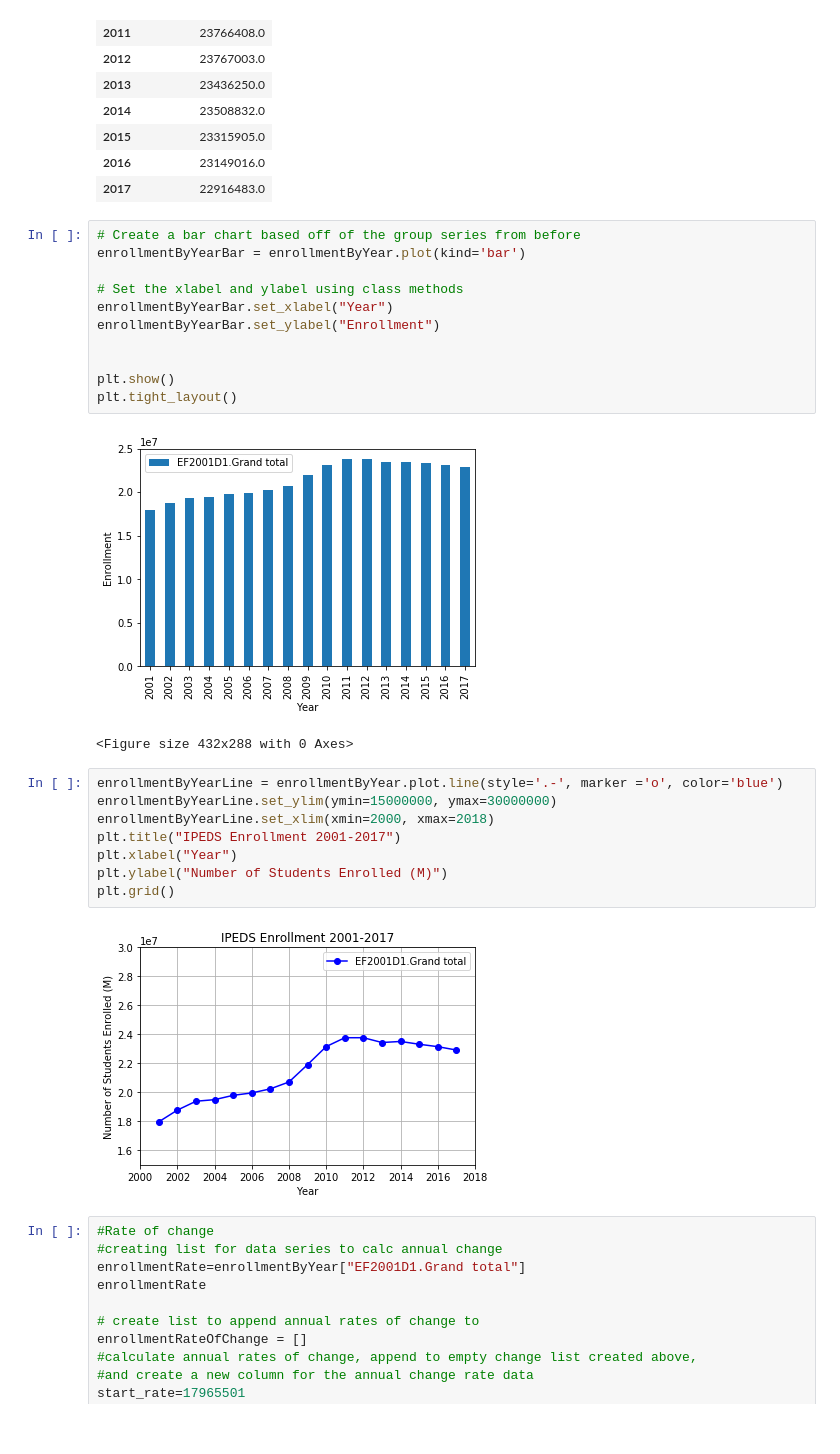
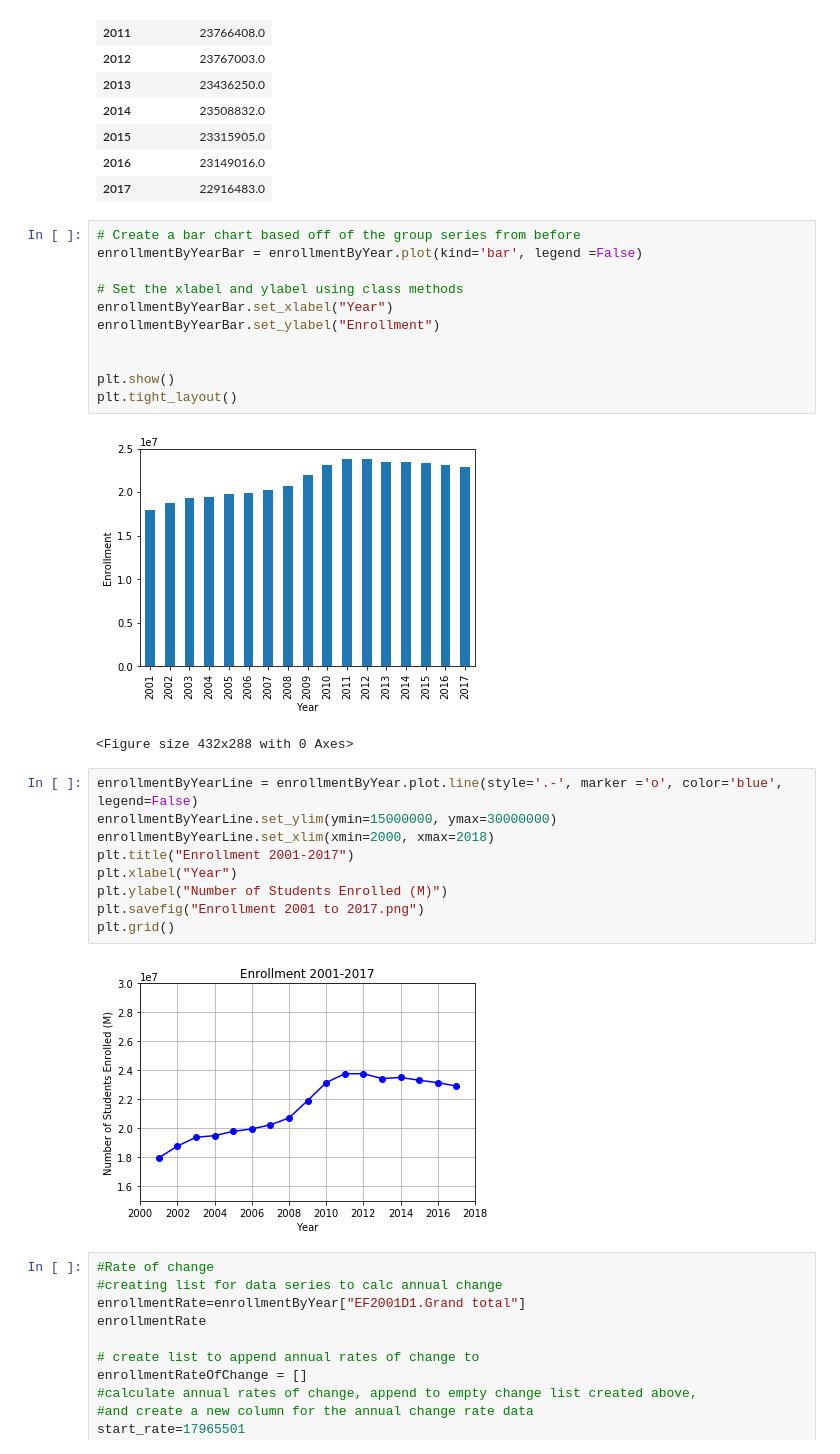
Before and after one commit to grahamb001/Project1, a Jupyter notebook: Combined Enrollment, Employment, and Completion Code.ipynb, the cells around one changed output. Cells and saved outputs as stored; diff of their text form.

```diff
--- a/Combined Enrollment, Employment, and Completion Code.ipynb
+++ b/Combined Enrollment, Employment, and Completion Code.ipynb
@@ -149,7 +149,7 @@ enrollmentByYear
 | 2017 | 22916483.0 |
 # %%
 # Create a bar chart based off of the group series from before
-enrollmentByYearBar = enrollmentByYear.plot(kind='bar')
+enrollmentByYearBar = enrollmentByYear.plot(kind='bar', legend =False)
 
 # Set the xlabel and ylabel using class methods
 enrollmentByYearBar.set_xlabel("Year")
@@ -159,18 +159,19 @@ enrollmentByYearBar.set_ylabel("Enrollment")
 plt.show()
 plt.tight_layout()
 # %% [output]
-[figure, old version]
+[figure, new version]
 <Figure size 432x288 with 0 Axes>
 # %%
-enrollmentByYearLine = enrollmentByYear.plot.line(style='.-', marker ='o', color='blue')
+enrollmentByYearLine = enrollmentByYear.plot.line(style='.-', marker ='o', color='blue', legend=False)
 enrollmentByYearLine.set_ylim(ymin=15000000, ymax=30000000)
 enrollmentByYearLine.set_xlim(xmin=2000, xmax=2018)
-plt.title("IPEDS Enrollment 2001-2017")
+plt.title("Enrollment 2001-2017")
 plt.xlabel("Year")
 plt.ylabel("Number of Students Enrolled (M)")
+plt.savefig("Enrollment 2001 to 2017.png")
 plt.grid()
 # %% [output]
-[figure, old version]
+[figure, new version]
 # %%
 #Rate of change
 #creating list for data series to calc annual change
```
Also changed, not shown: parts of 5 cells of this notebook, 16 other files.
